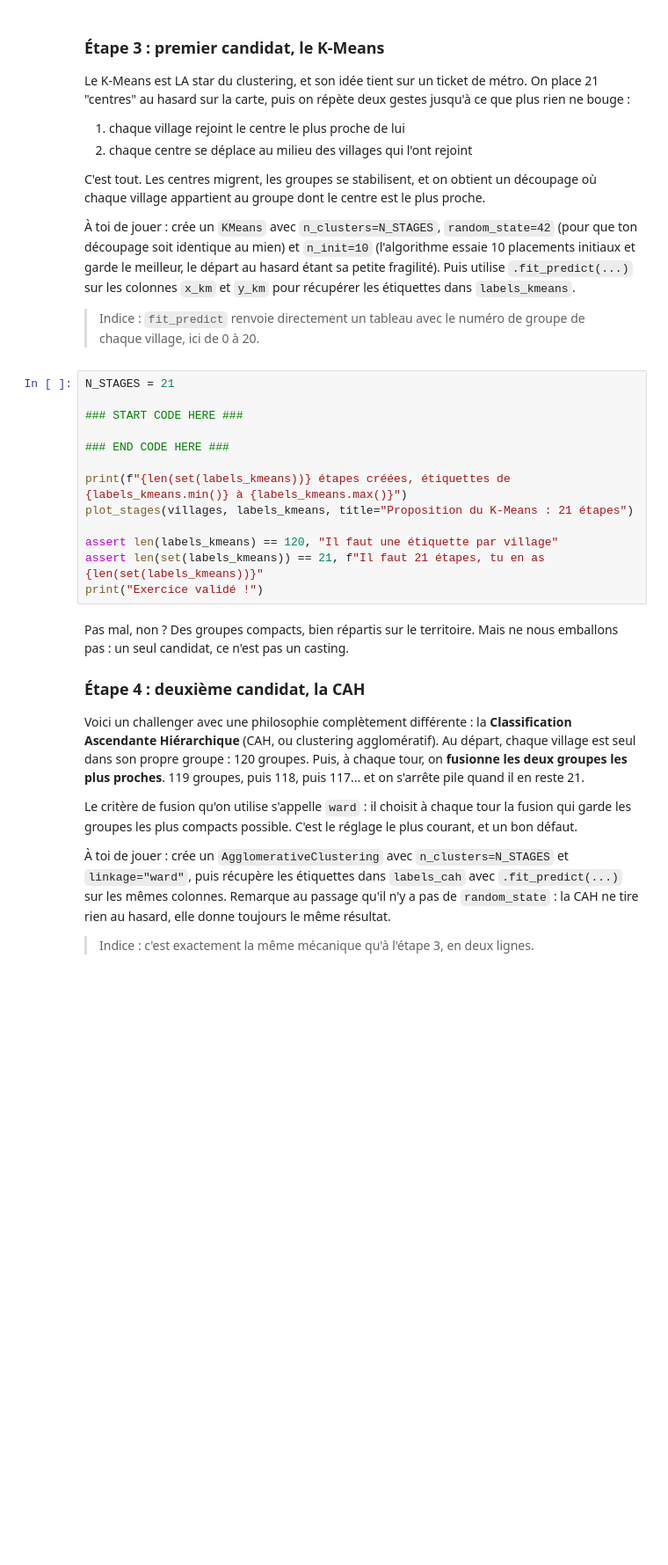
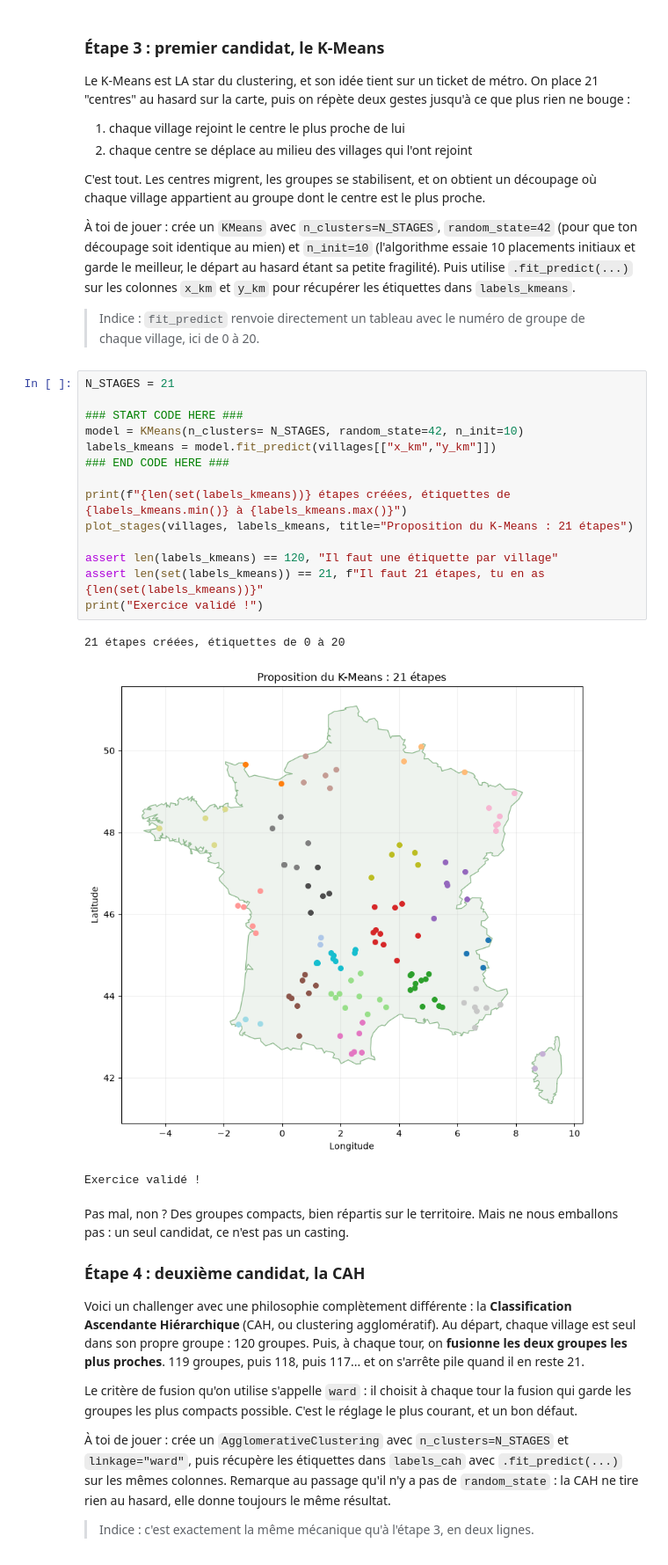
Before and after one commit to smazoyerdatascience/Cahier_Vacances_2026_Machine_Learnia, a Jupyter notebook: Projet_03/projet_03.ipynb, the cells around one changed output. Shown at 88% size. Cells and saved outputs as stored; diff of their text form; blank space fills up the shorter version.

Commit message:
stage 3: KMeans ok

```diff
--- a/Projet_03/projet_03.ipynb
+++ b/Projet_03/projet_03.ipynb
@@ -180,16 +191,21 @@ C'est tout. Les centres migrent, les groupes se stabilisent, et on obtient un d
 # %%
 N_STAGES = 21
 
 ### START CODE HERE ###
-
+model = KMeans(n_clusters= N_STAGES, random_state=42, n_init=10)
+labels_kmeans = model.fit_predict(villages[["x_km","y_km"]])
 ### END CODE HERE ###
 
 print(f"{len(set(labels_kmeans))} étapes créées, étiquettes de {labels_kmeans.min()} à {labels_kmeans.max()}")
 plot_stages(villages, labels_kmeans, title="Proposition du K-Means : 21 étapes")
 
 assert len(labels_kmeans) == 120, "Il faut une étiquette par village"
 assert len(set(labels_kmeans)) == 21, f"Il faut 21 étapes, tu en as {len(set(labels_kmeans))}"
 print("Exercice validé !")
+# %% [output]
+21 étapes créées, étiquettes de 0 à 20
+[figure, added]
+Exercice validé !
 # %% [markdown]
 Pas mal, non ? Des groupes compacts, bien répartis sur le territoire. Mais ne nous emballons pas : un seul candidat, ce n'est pas un casting.
 
```
Also changed, not shown: parts of 2 cells of this notebook.
